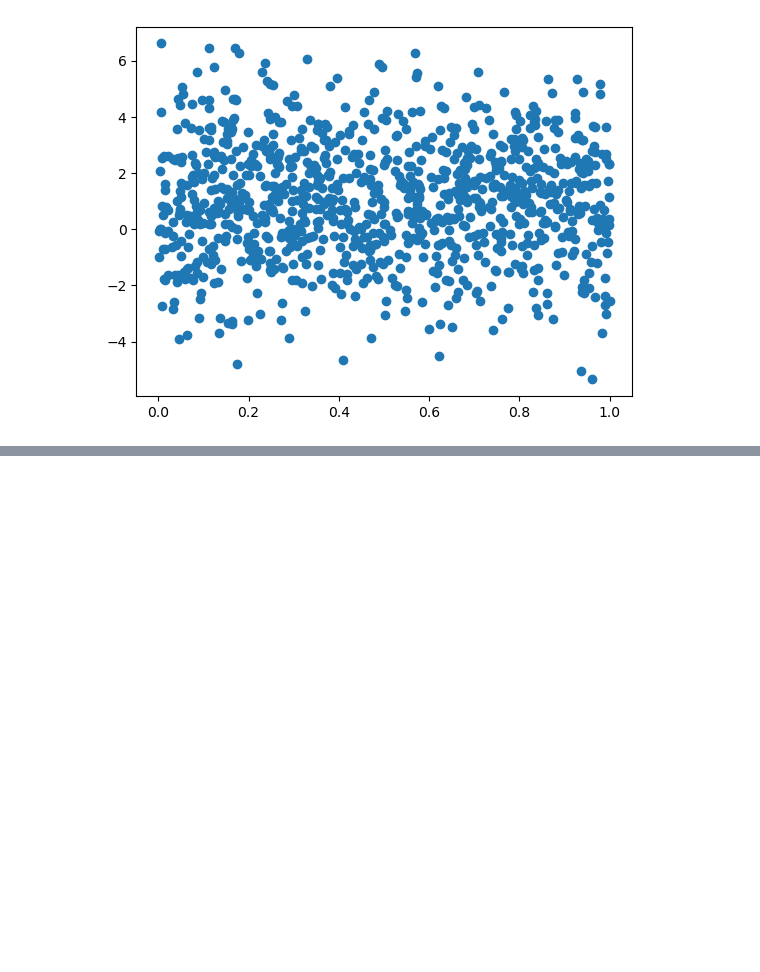
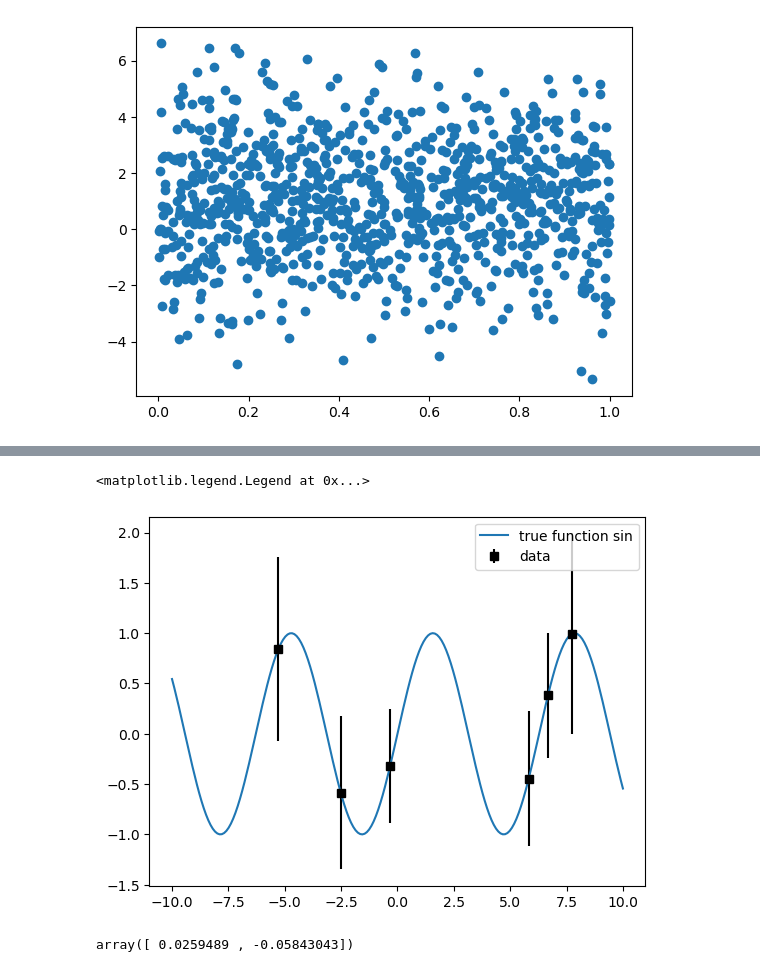
Before and after one commit to KittJonathan/DU_DATA_SCIENTIST, a Jupyter notebook: 01-PYTHON/20240911_python_day03.ipynb, the cells around one changed output, grey strips where cells are left out. Drawn from its saved outputs; the diff is of its cells as text; code cells hidden in the pictures; blank space fills up the shorter version.

```diff
--- a/01-PYTHON/20240911_python_day03.ipynb
+++ b/01-PYTHON/20240911_python_day03.ipynb
@@ -77,0 +245,7 @@ plt.scatter(data, data2)
+# %%
+plt.errorbar(x, y, yerr=dy, color="black", marker="s", linestyle="none", label='data');
+plt.plot(x_fine, y_fine, label='true function sin');
+plt.legend()
+# %% [output]
+<matplotlib.legend.Legend at 0x...>
+[figure, added]
@@ -77,0 +258,4 @@ plt.scatter(data, data2)
+# %%
+p
+# %% [output]
+array([ 0.0259489 , -0.05843043])
```
Also changed, not shown: parts of 23 cells of this notebook, 1 other file.
